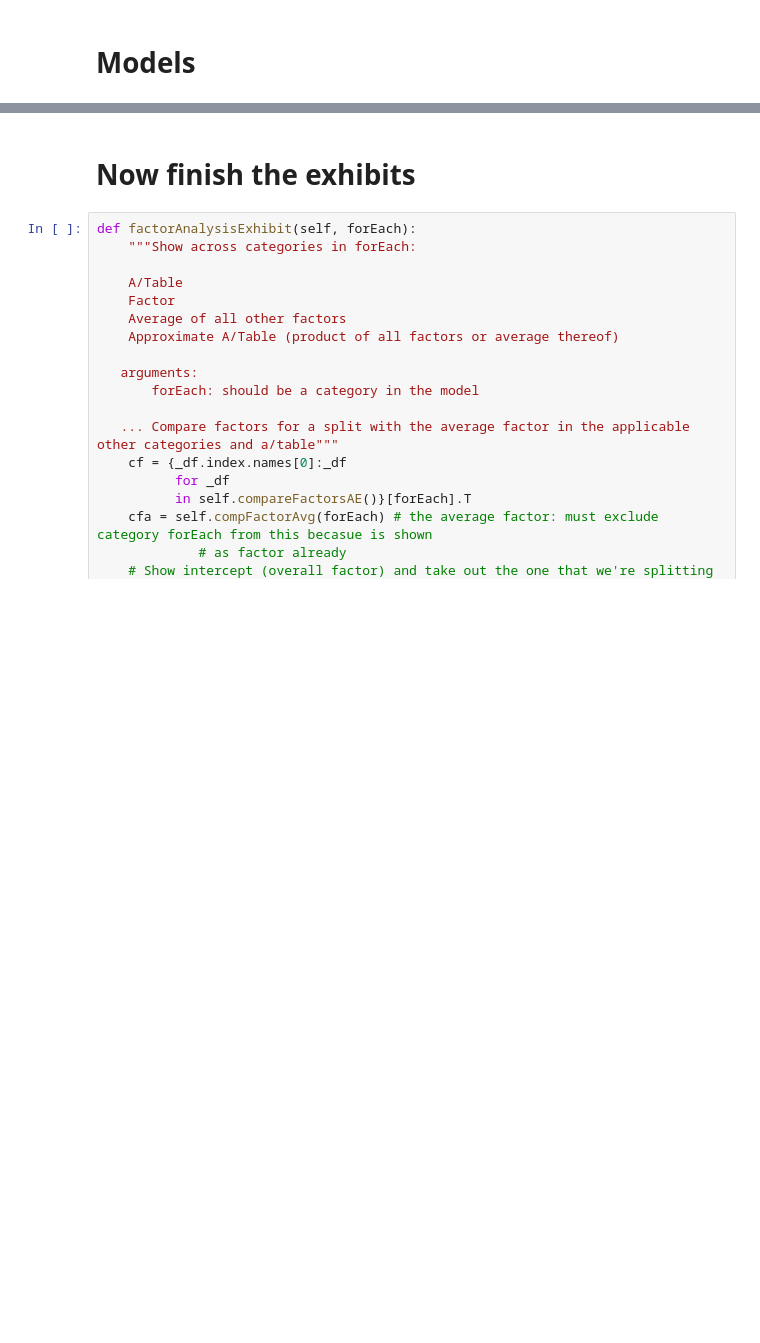
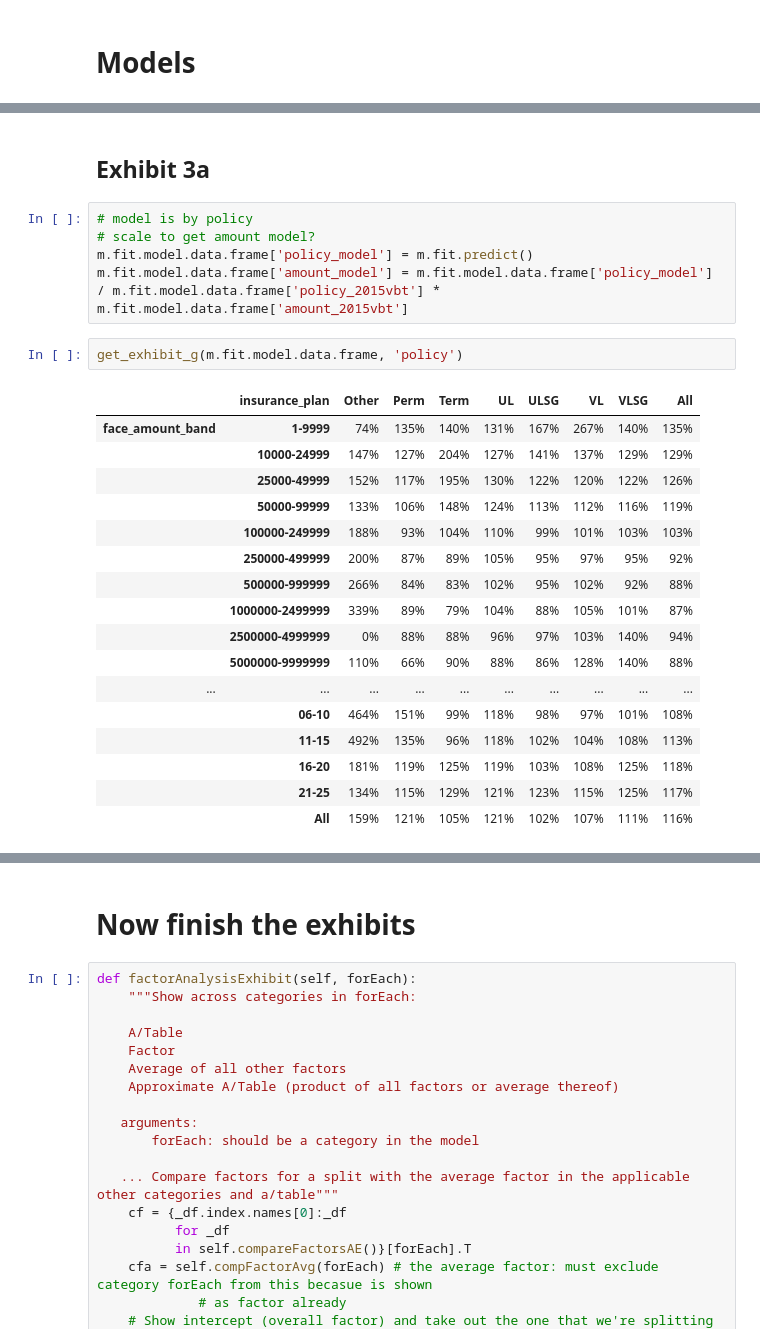
Before and after one commit to SOA-ILEC-Demo/ILECTools, a Jupyter notebook: sample_notebooks/Beyond_Actual_to_Table.ipynb, the cells around one changed output, grey strips where cells are left out. Saved outputs shown, nothing was run; the diff lists cells and outputs as text; blank space fills up the shorter version.

```diff
--- a/sample_notebooks/Beyond_Actual_to_Table.ipynb
+++ b/sample_notebooks/Beyond_Actual_to_Table.ipynb
@@ -163,0 +153,27 @@ True
+# %% [markdown]
+## Exhibit 3a
+# %%
+# model is by policy
+# scale to get amount model?
+m.fit.model.data.frame['policy_model'] = m.fit.predict()
+m.fit.model.data.frame['amount_model'] = m.fit.model.data.frame['policy_model'] / m.fit.model.data.frame['policy_2015vbt'] * m.fit.model.data.frame['amount_2015vbt']
+# %%
+get_exhibit_g(m.fit.model.data.frame, 'policy')
+# %% [output]
+|  | insurance_plan | Other | Perm | Term | UL | ULSG | VL | VLSG | All |
+| face_amount_band | 1-9999 | 74% | 135% | 140% | 131% | 167% | 267% | 140% | 135% |
+|  | 10000-24999 | 147% | 127% | 204% | 127% | 141% | 137% | 129% | 129% |
+|  | 25000-49999 | 152% | 117% | 195% | 130% | 122% | 120% | 122% | 126% |
+|  | 50000-99999 | 133% | 106% | 148% | 124% | 113% | 112% | 116% | 119% |
+|  | 100000-249999 | 188% | 93% | 104% | 110% | 99% | 101% | 103% | 103% |
+|  | 250000-499999 | 200% | 87% | 89% | 105% | 95% | 97% | 95% | 92% |
+|  | 500000-999999 | 266% | 84% | 83% | 102% | 95% | 102% | 92% | 88% |
+|  | 1000000-2499999 | 339% | 89% | 79% | 104% | 88% | 105% | 101% | 87% |
+|  | 2500000-4999999 | 0% | 88% | 88% | 96% | 97% | 103% | 140% | 94% |
+|  | 5000000-9999999 | 110% | 66% | 90% | 88% | 86% | 128% | 140% | 88% |
+| ... | ... | ... | ... | ... | ... | ... | ... | ... | ... |
+|  | 06-10 | 464% | 151% | 99% | 118% | 98% | 97% | 101% | 108% |
+|  | 11-15 | 492% | 135% | 96% | 118% | 102% | 104% | 108% | 113% |
+|  | 16-20 | 181% | 119% | 125% | 119% | 103% | 108% | 125% | 118% |
+|  | 21-25 | 134% | 115% | 129% | 121% | 123% | 115% | 125% | 117% |
+|  | All | 159% | 121% | 105% | 121% | 102% | 107% | 111% | 116% |
```
Also changed, not shown: parts of 24 cells of this notebook, 1 other file.
